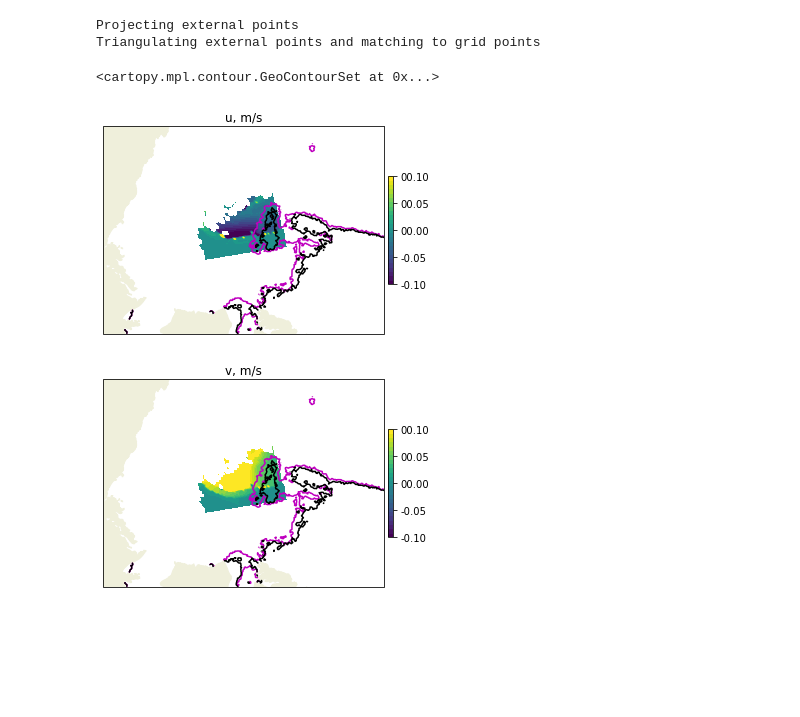
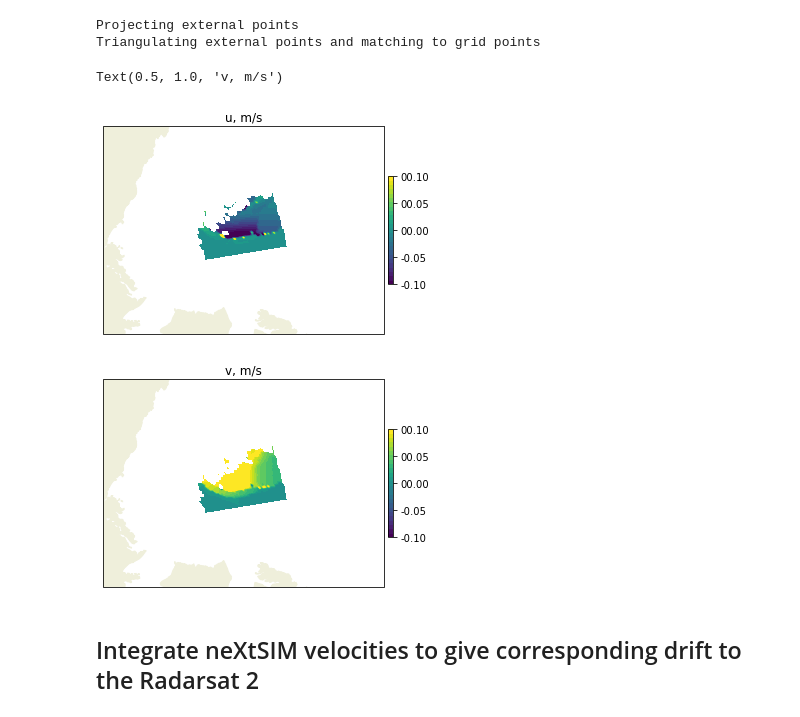
Before and after one commit to tdcwilliams/arktalas-scripts, a Jupyter notebook: python/RS2_drift/compare_rs2_moorings.ipynb, the cells around one changed output. Drawn from its saved outputs; the diff is of its cells as text; code cells hidden in the pictures; blank space fills up the shorter version.

```diff
--- a/python/RS2_drift/compare_rs2_moorings.ipynb
+++ b/python/RS2_drift/compare_rs2_moorings.ipynb
@@ -145,22 +145,24 @@ Triangulating external points and matching to grid points
 # %%
 delta_t = (dto2 - dto1).total_seconds()
 u_rs2 = igi.interp_field(pm_results['upm_clean']/delta_t)
 fig, ax = grid.plot(u_rs2, cmap='viridis', clim=[-.1, .1])
 ax.set_title('u, m/s')
-# add model ice edge
-grid.add_contour(ax, data[0]['sic'], levels=[.15], colors='m') #initial edge
-grid.add_contour(ax, data[1]['sic'], levels=[.15], colors='k') #final edge
+# # add model ice edge
+# grid.add_contour(ax, data[0]['sic'], levels=[.15], colors='m') #initial edge
+# grid.add_contour(ax, data[1]['sic'], levels=[.15], colors='k') #final edge
 
 v_rs2 = igi.interp_field(pm_results['vpm_clean']/delta_t)
 fig, ax = grid.plot(v_rs2, cmap='viridis', clim=[-.1, .1])
 ax.set_title('v, m/s')
-# add model ice edge
-grid.add_contour(ax, data[0]['sic'], levels=[.15], colors='m') #initial edge
-grid.add_contour(ax, data[1]['sic'], levels=[.15], colors='k') #final edge
+# # add model ice edge
+# grid.add_contour(ax, data[0]['sic'], levels=[.15], colors='m') #initial edge
+# grid.add_contour(ax, data[1]['sic'], levels=[.15], colors='k') #final edge
 # %% [output]
-<cartopy.mpl.contour.GeoContourSet at 0x...>
+Text(0.5, 1.0, 'v, m/s')
-[figure, old version]
+[figure, new version]
-[figure, old version]
+[figure, new version]
+# %% [markdown]
+## Integrate neXtSIM velocities to give corresponding drift to the Radarsat 2
 # %%
 xt, yt, dtimes, time_indices, sic_av = tg0.integrate_velocities(*xy1, dto1, dto2)
 dx, dy = xt[:,-1] - xt[:,0], yt[:,-1] - yt[:,0]
```
Also changed, not shown: parts of 8 cells of this notebook.
